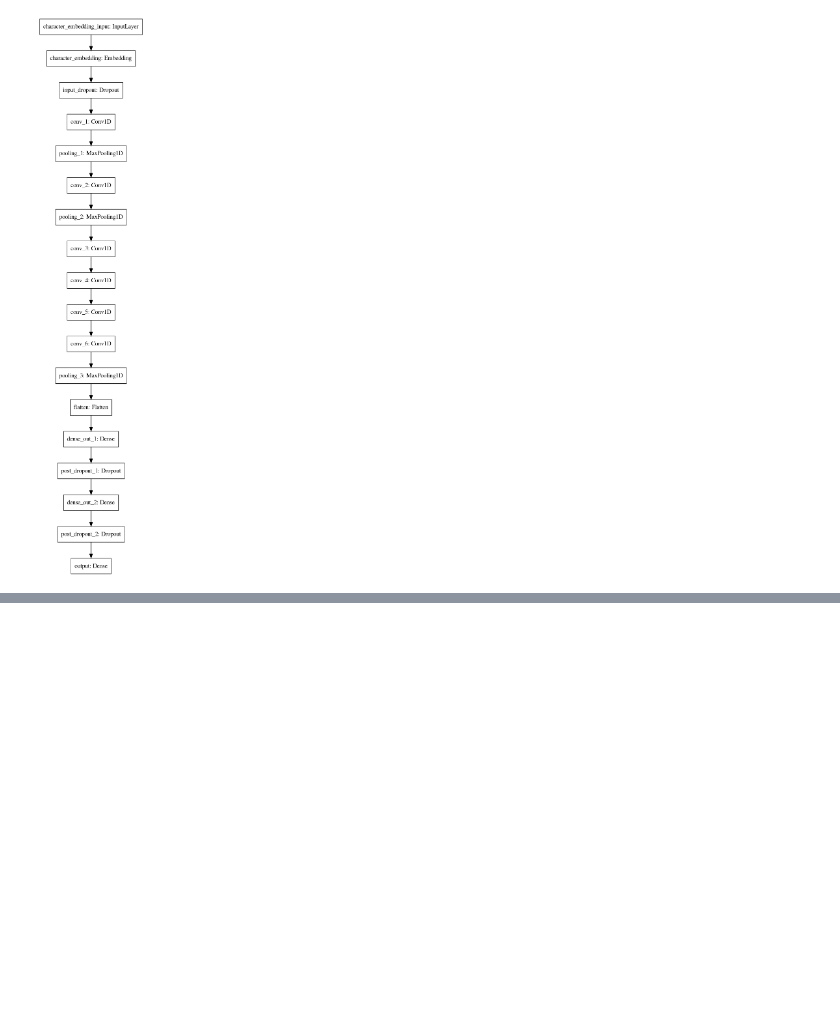
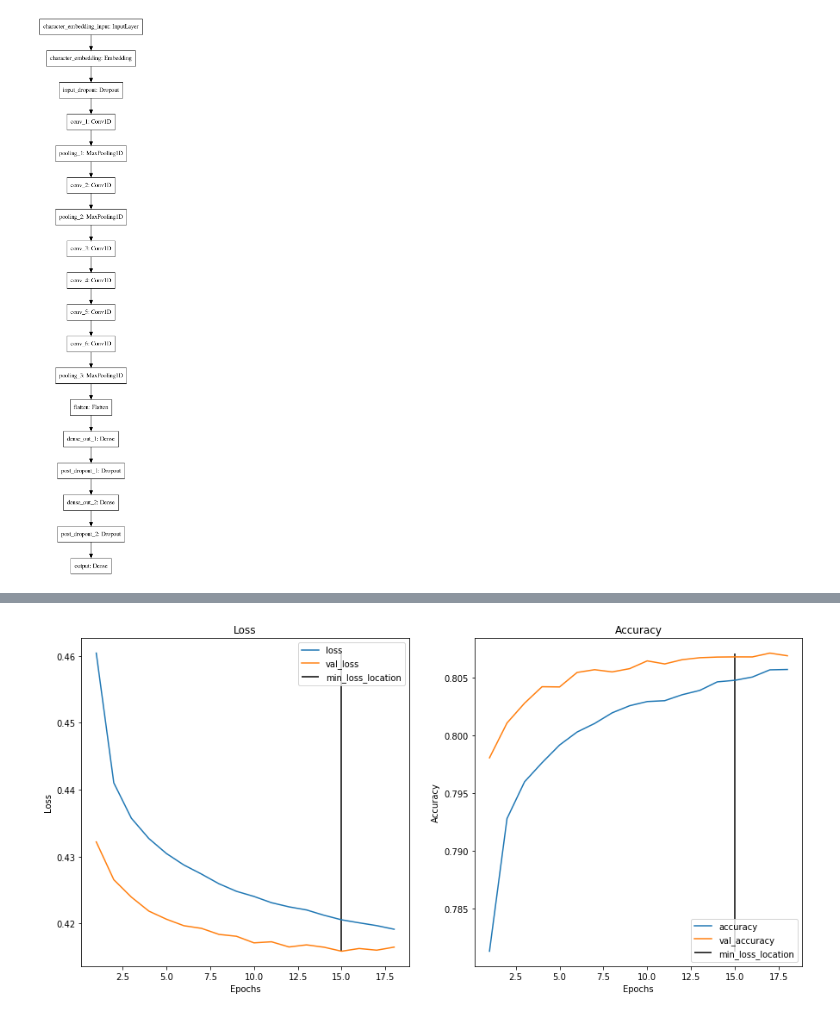
Before and after one commit to sjmiller8182/character-convolutions-classification, a Jupyter notebook: character-convolution-tutorial.ipynb, the cells around one changed output, grey strips where cells are left out. Cells and saved outputs as stored; diff of their text form; code cells hidden in the pictures; blank space fills up the shorter version.

```diff
--- a/character-convolution-tutorial.ipynb
+++ b/character-convolution-tutorial.ipynb
@@ -238,0 +359,26 @@ Two other models are used for comparison: a bidirectional LSTM and the [Universa
+# %%
+es = tf.keras.callbacks.EarlyStopping(
+    monitor='val_loss',
+    min_delta=0,
+    patience=3)
+
+use = hub.KerasLayer("https://tfhub.dev/google/universal-sentence-encoder/4",
+                     trainable=False,
+                     input_shape=[],
+                     dtype=tf.string)
+
+use_model = Sequential()
+use_model.add(use)
+use_model.add(layers.Dropout(0.2))
+use_model.add(layers.Dense(256, activation = 'relu'))
+use_model.add(layers.Dropout(0.2))
+use_model.add(layers.Dense(2, activation='softmax'))
+
+use_model.compile(optimizer='adam',loss='categorical_crossentropy',metrics=['accuracy'])
+
+
+use_history = use_model.fit(
+    X_train, y_train,
+    validation_data=(X_test, y_test),
+    epochs=100, batch_size=1000,
+    callbacks=[es])
@@ -238,0 +403,4 @@ Two other models are used for comparison: a bidirectional LSTM and the [Universa
+# %%
+plot_loss_accuracy(use_history)
+# %% [output]
+[figure, added]
```
Also changed, not shown: parts of 25 cells of this notebook, 4 other files.
